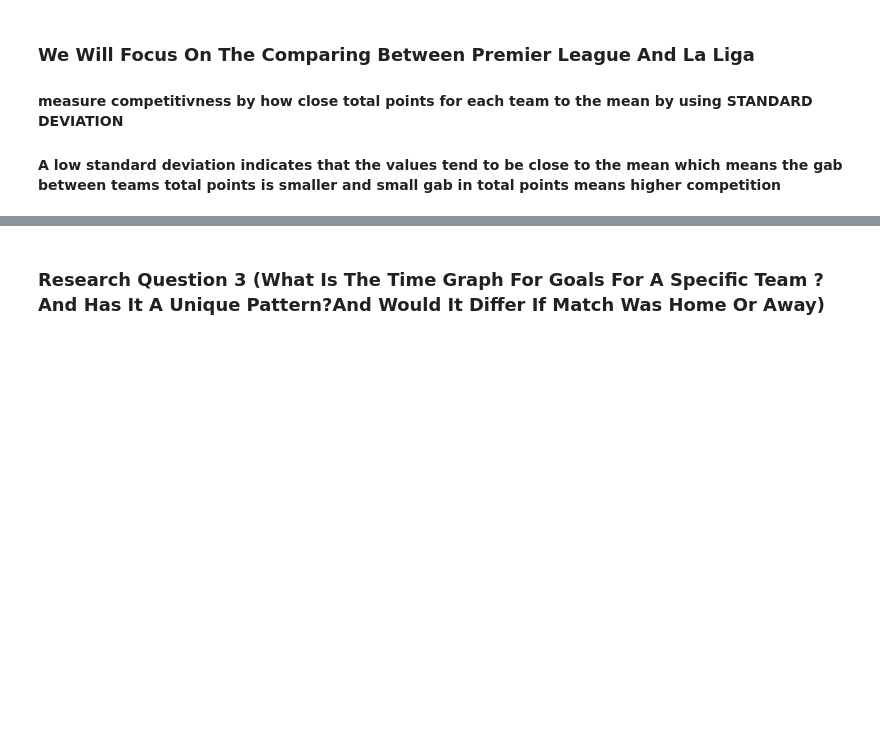
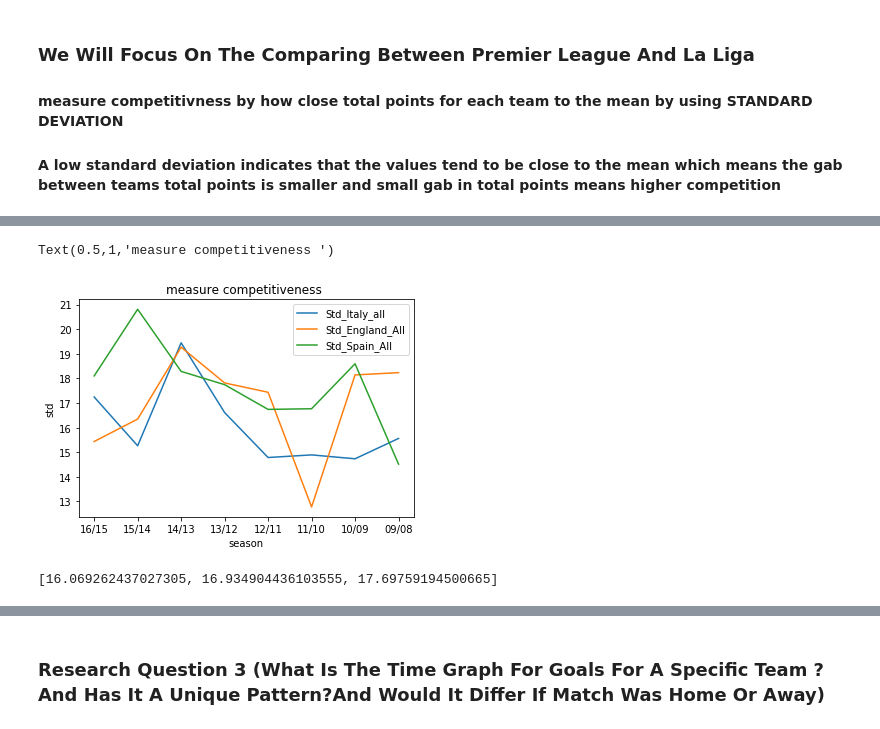
Before and after one commit to Ahmed8aa/Soccer-analysis-for-top-5-leagues, a Jupyter notebook: Investigate_a_Dataset.ipynb, the cells around one changed output, grey strips where cells are left out. Saved outputs shown, nothing was run; the diff lists cells and outputs as text; code cells hidden in the pictures; blank space fills up the shorter version.

```diff
--- a/Investigate_a_Dataset.ipynb
+++ b/Investigate_a_Dataset.ipynb
@@ -58,0 +108,8 @@ array(['Belgium Jupiler League', 'England Premier League',
+# %%
+#replacing id with names function throw input dict of names and column to be replaced
+def names_and_id_replace(names_dict,col_to_be_replaced):
+    for key,value in names_dict.items(): #iterate throw dict_names
+        for i in col_to_be_replaced:
+            if i==key:
+                col_to_be_replaced.replace(to_replace=i,value=value,inplace=True)
+    return'done successfully'
@@ -58,0 +266,10 @@ array(['Belgium Jupiler League', 'England Premier League',
+# %%
+#creating data frame for Premier league seasons
+England_2015_2016=get_data_frame_league('Premier_League_2015_2016')
+England_2014_2015=get_data_frame_league('Premier_League_2014_2015')
+England_2013_2014=get_data_frame_league('Premier_League_2013_2014')
+England_2012_2013=get_data_frame_league('Premier_League_2012_2013')
+England_2011_2012=get_data_frame_league('Premier_League_2011_2012')
+England_2010_2011=get_data_frame_league('Premier_League_2010_2011')
+England_2009_2010=get_data_frame_league('Premier_League_2009_2010')
+England_2008_2009=get_data_frame_league('Premier_League_2008_2009')
@@ -59,3 +299,13 @@ array(['Belgium Jupiler League', 'England Premier League',
+# %%
+#creating data frame for La liga seasons
+Spain_2015_2016=get_data_frame_league("Laliga_2015_2016")
+Spain_2014_2015=get_data_frame_league("Laliga_2014_2015")
+Spain_2013_2014=get_data_frame_league("Laliga_2013_2014")
+Spain_2012_2013=get_data_frame_league("Laliga_2012_2013")
+Spain_2011_2012=get_data_frame_league("Laliga_2011_2012")
+Spain_2010_2011=get_data_frame_league("Laliga_2010_2011")
+Spain_2009_2010=get_data_frame_league("Laliga_2009_2010")
+Spain_2008_2009=get_data_frame_league("Laliga_2008_2009")
 # %% [markdown]
 <a id='eda'></a>
 ## Exploratory Data Analysis
@@ -168,0 +321,26 @@ Text(0.5,1,'measure competitiveness ')
+# %%
+#getting a list for standard deviation for total points each  country
+Std_Italy_all=[Italy_2015_2016.total_points.std(),Italy_2014_2015.total_points.std(),Italy_2013_2014.total_points.std(),Italy_2012_2013.total_points.std(),Italy_2011_2012.total_points.std(),Italy_2010_2011.total_points.std(),Italy_2009_2010.total_points.std(),Italy_2008_2009.total_points.std()]
+Std_England_All=[England_2015_2016.total_points.std(),England_2014_2015.total_points.std(),England_2013_2014.total_points.std(),England_2012_2013.total_points.std(),England_2011_2012.total_points.std(),England_2010_2011.total_points.std(),England_2009_2010.total_points.std(),England_2008_2009.total_points.std()]
+Std_Spain_All=[Spain_2015_2016.total_points.std(),Spain_2014_2015.total_points.std(),Spain_2013_2014.total_points.std(),Spain_2012_2013.total_points.std(),Spain_2011_2012.total_points.std(),Spain_2010_2011.total_points.std(),Spain_2009_2010.total_points.std(),Spain_2008_2009.total_points.std()]
+# %%
+#plotting the standard deviation for total points in each country
+fig, ax = plt.subplots()
+seasons=[0,'16/15','15/14','14/13','13/12','12/11','11/10','10/09','09/08']
+ax.set_xticklabels(seasons)
+plt.plot(Std_Italy_all)
+plt.plot(Std_England_All)
+plt.plot(Std_Spain_All)
+plt.legend(['Std_Italy_all','Std_England_All','Std_Spain_All'])
+plt.xlabel('season')
+plt.ylabel('std')
+plt.title('measure competitiveness ')
+# %% [output]
+Text(0.5,1,'measure competitiveness ')
+[figure, added]
+# %%
+#calculating mean of std in each country
+Mean_Std_All=[np.average(Std_Italy_all),np.average(Std_England_All),np.average(Std_Spain_All)]
+Mean_Std_All
+# %% [output]
+[16.069262437027305, 16.934904436103555, 17.69759194500665]
```
Also changed, not shown: parts of 105 cells of this notebook.
